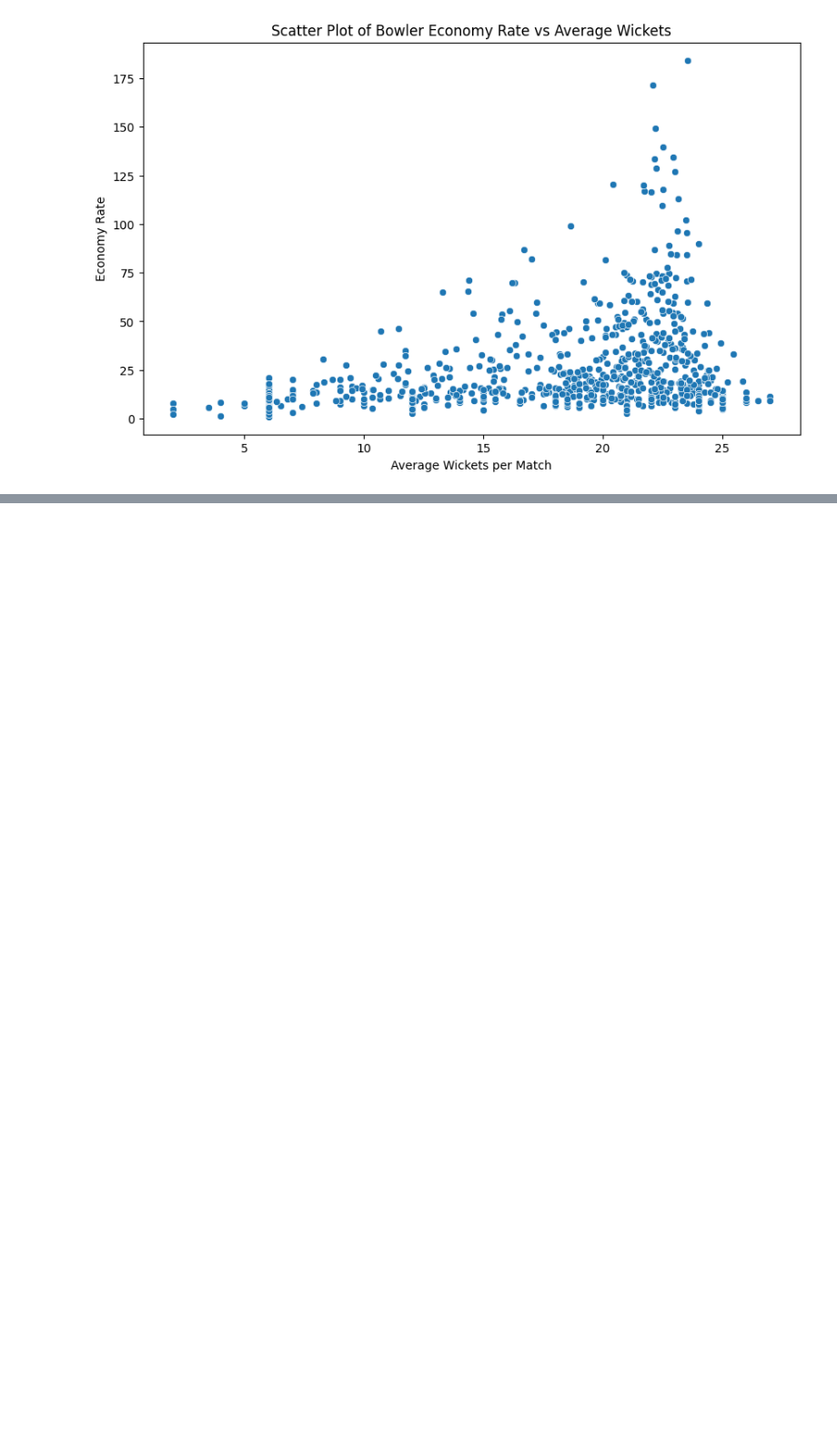
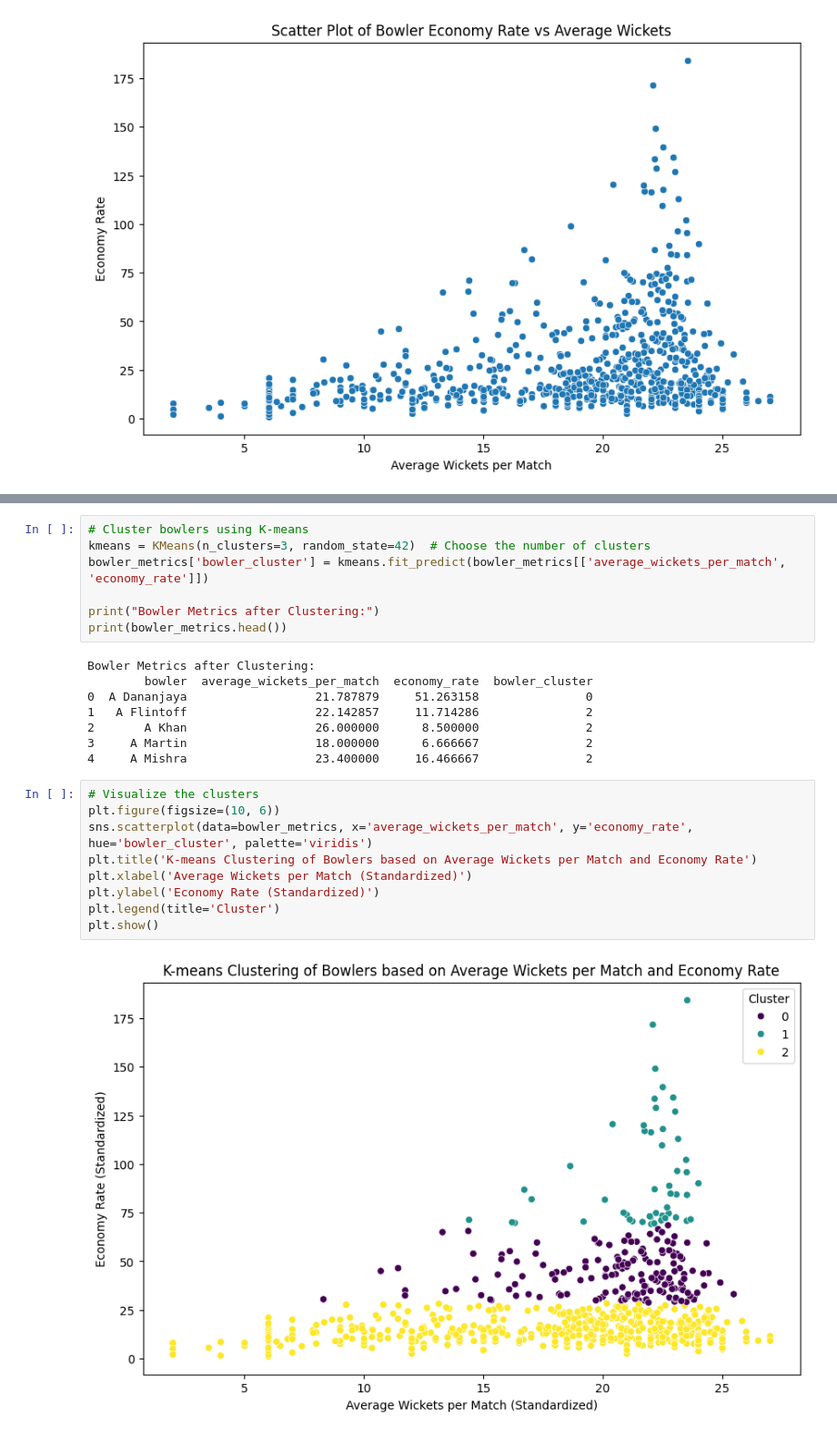
Before and after one commit to 19Kaumini/e19-co544-cricket-analytics-and-prediction, a Jupyter notebook: EDA/BatsmanClustering.ipynb, the cells around one changed output, grey strips where cells are left out. Shown at 91% size. Cells and saved outputs as stored; diff of their text form; blank space fills up the shorter version.

```diff
--- a/EDA/BatsmanClustering.ipynb
+++ b/EDA/BatsmanClustering.ipynb
@@ -302,0 +326,26 @@ plt.show()
+# %%
+# Cluster bowlers using K-means
+kmeans = KMeans(n_clusters=3, random_state=42)  # Choose the number of clusters
+bowler_metrics['bowler_cluster'] = kmeans.fit_predict(bowler_metrics[['average_wickets_per_match', 'economy_rate']])
+
+print("Bowler Metrics after Clustering:")
+print(bowler_metrics.head())
+# %% [output]
+Bowler Metrics after Clustering:
+        bowler  average_wickets_per_match  economy_rate  bowler_cluster
+0  A Dananjaya                  21.787879     51.263158               0
+1   A Flintoff                  22.142857     11.714286               2
+2       A Khan                  26.000000      8.500000               2
+3     A Martin                  18.000000      6.666667               2
+4     A Mishra                  23.400000     16.466667               2
+# %%
+# Visualize the clusters
+plt.figure(figsize=(10, 6))
+sns.scatterplot(data=bowler_metrics, x='average_wickets_per_match', y='economy_rate', hue='bowler_cluster', palette='viridis')
+plt.title('K-means Clustering of Bowlers based on Average Wickets per Match and Economy Rate')
+plt.xlabel('Average Wickets per Match (Standardized)')
+plt.ylabel('Economy Rate (Standardized)')
+plt.legend(title='Cluster')
+plt.show()
+# %% [output]
+[figure, added]
```
Also changed, not shown: parts of 2 cells of this notebook.
